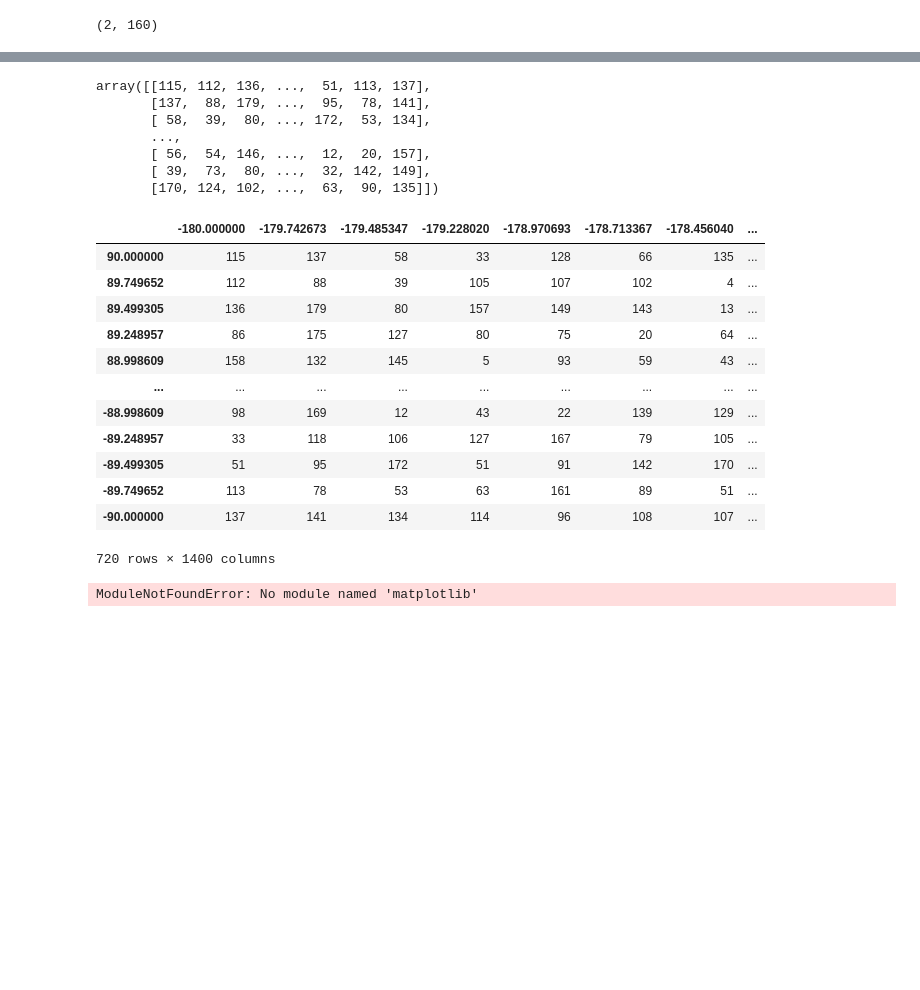
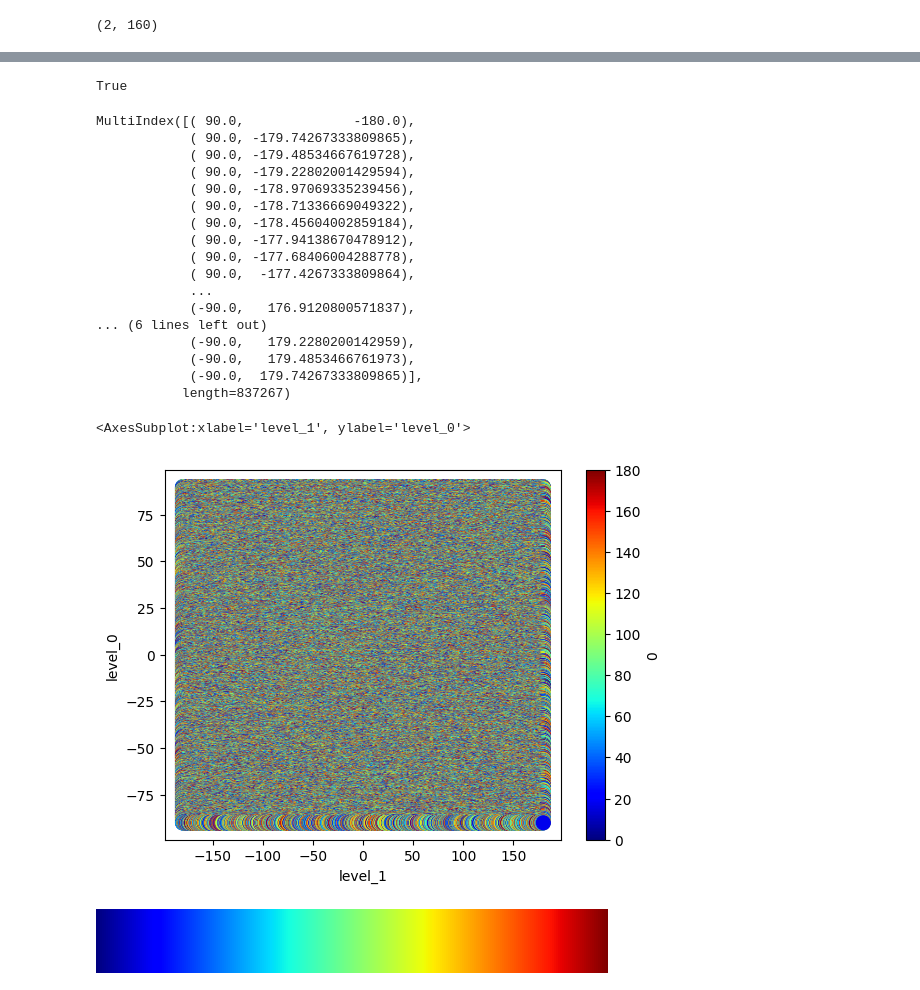
Before and after one commit to leaver2000/afit, a Jupyter notebook: 2022-09/lesson-1.ipynb, the cells around one changed output, grey strips where cells are left out. Saved outputs shown, nothing was run; the diff lists cells and outputs as text; code cells hidden in the pictures; blank space fills up the shorter version.

```diff
--- a/2022-09/lesson-1.ipynb
+++ b/2022-09/lesson-1.ipynb
@@ -749,15 +823,11 @@ size = (x, y)
 _925mb_wnd_dir = np.random.randint(360, size=size)
 _1000mb_wnd_dir = np.random.randint(360, size=size)
 shear = abs(((_925mb_wnd_dir - _1000mb_wnd_dir) + 180) % 360 - 180)
-shear
+all(shear[shear > 30] > 30)
+
+# _92mb
 # %% [output]
-array([[115, 112, 136, ...,  51, 113, 137],
-       [137,  88, 179, ...,  95,  78, 141],
-       [ 58,  39,  80, ..., 172,  53, 134],
-       ...,
-       [ 56,  54, 146, ...,  12,  20, 157],
-       [ 39,  73,  80, ...,  32, 142, 149],
-       [170, 124, 102, ...,  63,  90, 135]])
+True
 # %%
 import pandas as pd
 
@@ -765,29 +835,40 @@ import pandas as pd
 df = pd.DataFrame(
     shear.T, columns=np.linspace(-180, 180, x), index=np.linspace(90, -90, y)
 )
-df
+# shear.T
+df[df > 30].stack().index
 # %% [output]
-|  | -180.000000 | -179.742673 | -179.485347 | -179.228020 | -178.970693 | -178.713367 | -178.456040 | ... |
-| 90.000000 | 115 | 137 | 58 | 33 | 128 | 66 | 135 | ... |
-| 89.749652 | 112 | 88 | 39 | 105 | 107 | 102 | 4 | ... |
-| 89.499305 | 136 | 179 | 80 | 157 | 149 | 143 | 13 | ... |
-| 89.248957 | 86 | 175 | 127 | 80 | 75 | 20 | 64 | ... |
-| 88.998609 | 158 | 132 | 145 | 5 | 93 | 59 | 43 | ... |
-| ... | ... | ... | ... | ... | ... | ... | ... | ... |
-| -88.998609 | 98 | 169 | 12 | 43 | 22 | 139 | 129 | ... |
-| -89.248957 | 33 | 118 | 106 | 127 | 167 | 79 | 105 | ... |
-| -89.499305 | 51 | 95 | 172 | 51 | 91 | 142 | 170 | ... |
-| -89.749652 | 113 | 78 | 53 | 63 | 161 | 89 | 51 | ... |
-| -90.000000 | 137 | 141 | 134 | 114 | 96 | 108 | 107 | ... |
-720 rows × 1400 columns
+MultiIndex([( 90.0,              -180.0),
+            ( 90.0, -179.74267333809865),
+            ( 90.0, -179.48534667619728),
+            ( 90.0, -179.22802001429594),
+            ( 90.0, -178.97069335239456),
+            ( 90.0, -178.71336669049322),
+            ( 90.0, -178.45604002859184),
+            ( 90.0, -177.94138670478912),
+            ( 90.0, -177.68406004288778),
+            ( 90.0,  -177.4267333809864),
+            ...
+            (-90.0,   176.9120800571837),
+... (6 lines left out)
+            (-90.0,   179.2280200142959),
+            (-90.0,   179.4853466761973),
+            (-90.0,  179.74267333809865)],
+           length=837267)
 # %%
 import matplotlib.pyplot as plt
 
 df.stack().reset_index().plot.scatter(
-    x="level_1", y="level_0", cmap=plt.get_cmap("jet"), c=0, s=0.2
+    x="level_1", y="level_0", cmap=plt.get_cmap("jet"), c=0, s=100
 )
 # %% [output]
-ModuleNotFoundError: No module named 'matplotlib'
+<AxesSubplot:xlabel='level_1', ylabel='level_0'>
+[figure, added]
+# %%
+plt.cm.GnBu
+plt.get_cmap("jet")
+# %% [output]
+[figure, added]
 # %%
 # Examples of Relational Operators
 a = 13
```
Also changed, not shown: parts of 20 cells of this notebook, 4 other files.
